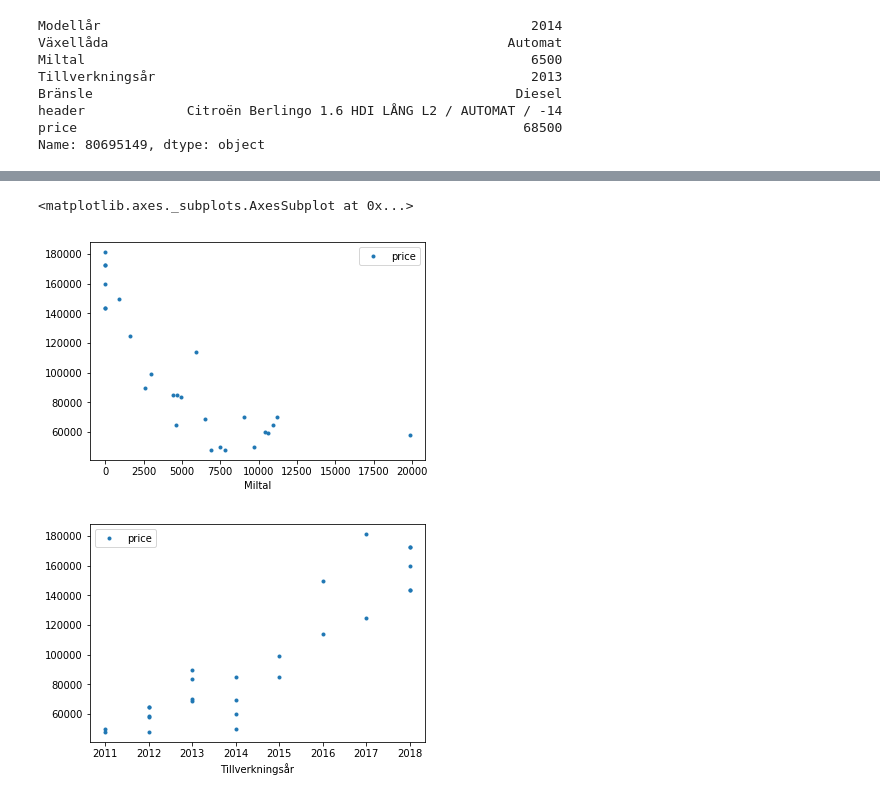
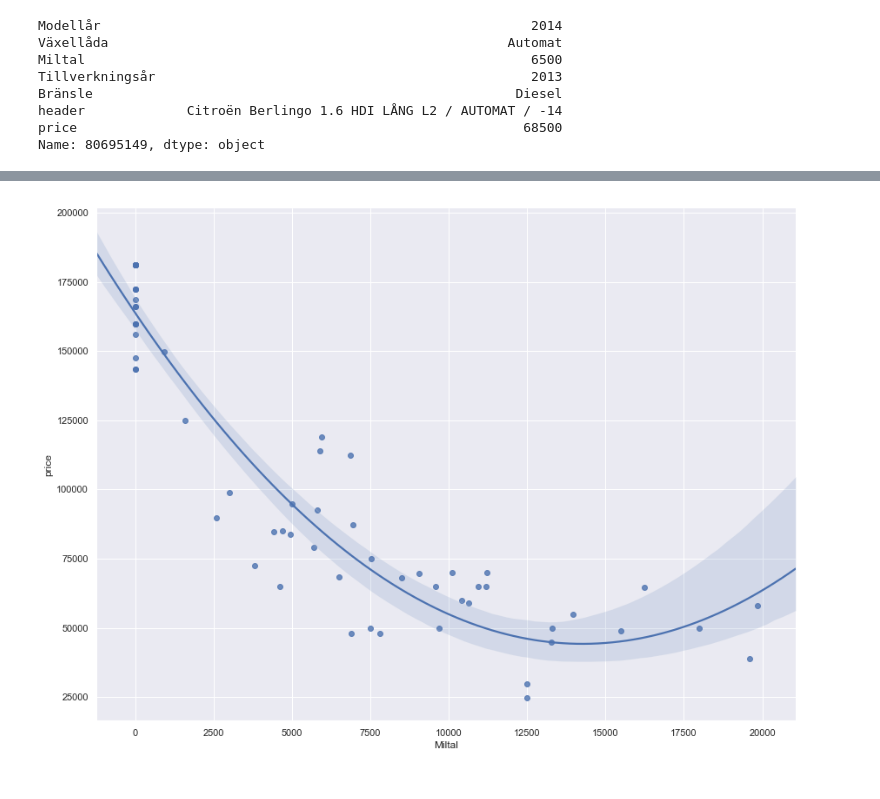
Before and after one commit to martinlarsalbert/blocket, a Jupyter notebook: blocket.ipynb, the cells around one changed output, grey strips where cells are left out. Drawn from its saved outputs; the diff is of its cells as text; code cells hidden in the pictures.

```diff
--- a/blocket.ipynb
+++ b/blocket.ipynb
@@ -9,3 +15,5 @@ import matplotlib.pyplot as plt
+# %%
+sns.set(color_codes=True)
 # %%
 def simple_get(url):
     """
@@ -175,11 +186,8 @@ float_cols = ['Miltal','Modellår','Tillverkningsår']
 df_cars[float_cols] = df_cars[float_cols].astype(float)
 # %%
 df_cars.to_csv('cars.csv',sep = ';')
-# %%
-
-df_cars.plot(x = 'Miltal',y = 'price',style = '.')
-df_cars.plot(x = 'Tillverkningsår',y = 'price',style = '.')
-# %% [output]
-<matplotlib.axes._subplots.AxesSubplot at 0x...>
-[figure, removed]
-[figure, removed]
+# %%
+a = sns.lmplot(x="Miltal", y="price", data=df_cars,order=2)
+a.fig.set_size_inches(15,10)
+# %% [output]
+[figure, added]
```
Also changed, not shown: parts of 5 cells of this notebook.
